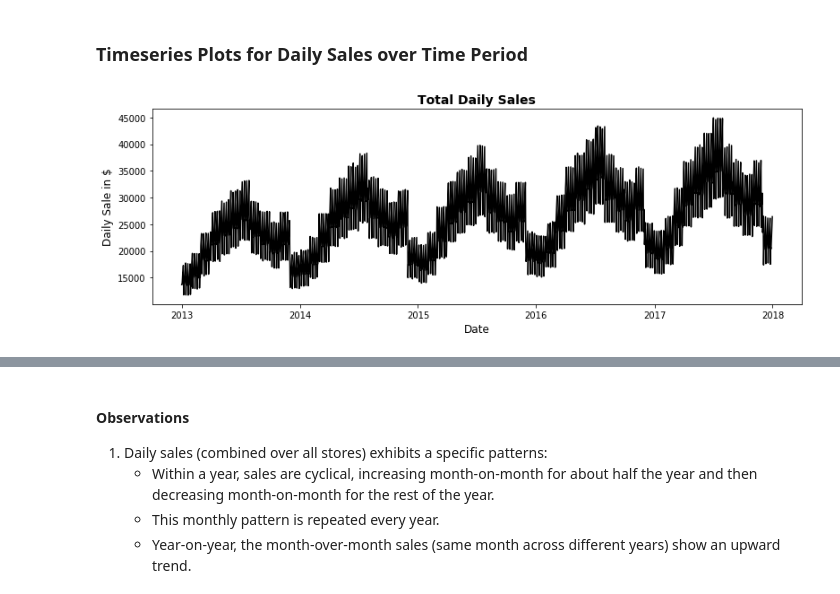
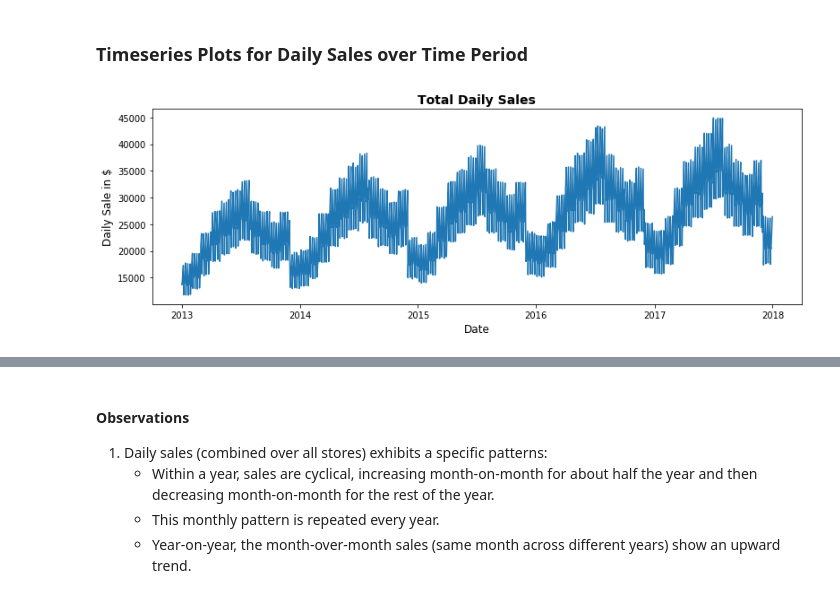
Before and after one commit to sanjeevgadre/Kaggle-Time-Series, a Jupyter notebook: EDA.ipynb, the cells around one changed output, grey strips where cells are left out. Drawn from its saved outputs; the diff is of its cells as text; code cells hidden in the pictures.

```diff
--- a/EDA.ipynb
+++ b/EDA.ipynb
@@ -202,15 +209,14 @@ test.item = test.item.astype('category')
 # %%
 fig, ax = plt.subplots(figsize = (13, 4))
 
-foo = train.groupby('date')['sales'].sum()
-ax.plot(foo.index, foo, color = 'black')
+ax.plot(dailysales_all.index, dailysales_all)
 ax.set_title('Total Daily Sales', fontdict = {'fontsize' : 14, 'fontweight' : 'bold'})
 ax.set_ylabel('Daily Sale in $', fontdict = {'fontsize' : 12})
 ax.set_xlabel('Date', fontdict = {'fontsize' : 12})
 
 plt.show()
 # %% [output]
-[figure, old version]
+[figure, new version]
 # %%
 n_stores = len(train.store.unique())
 
```
Also changed, not shown: parts of 39 cells of this notebook.
